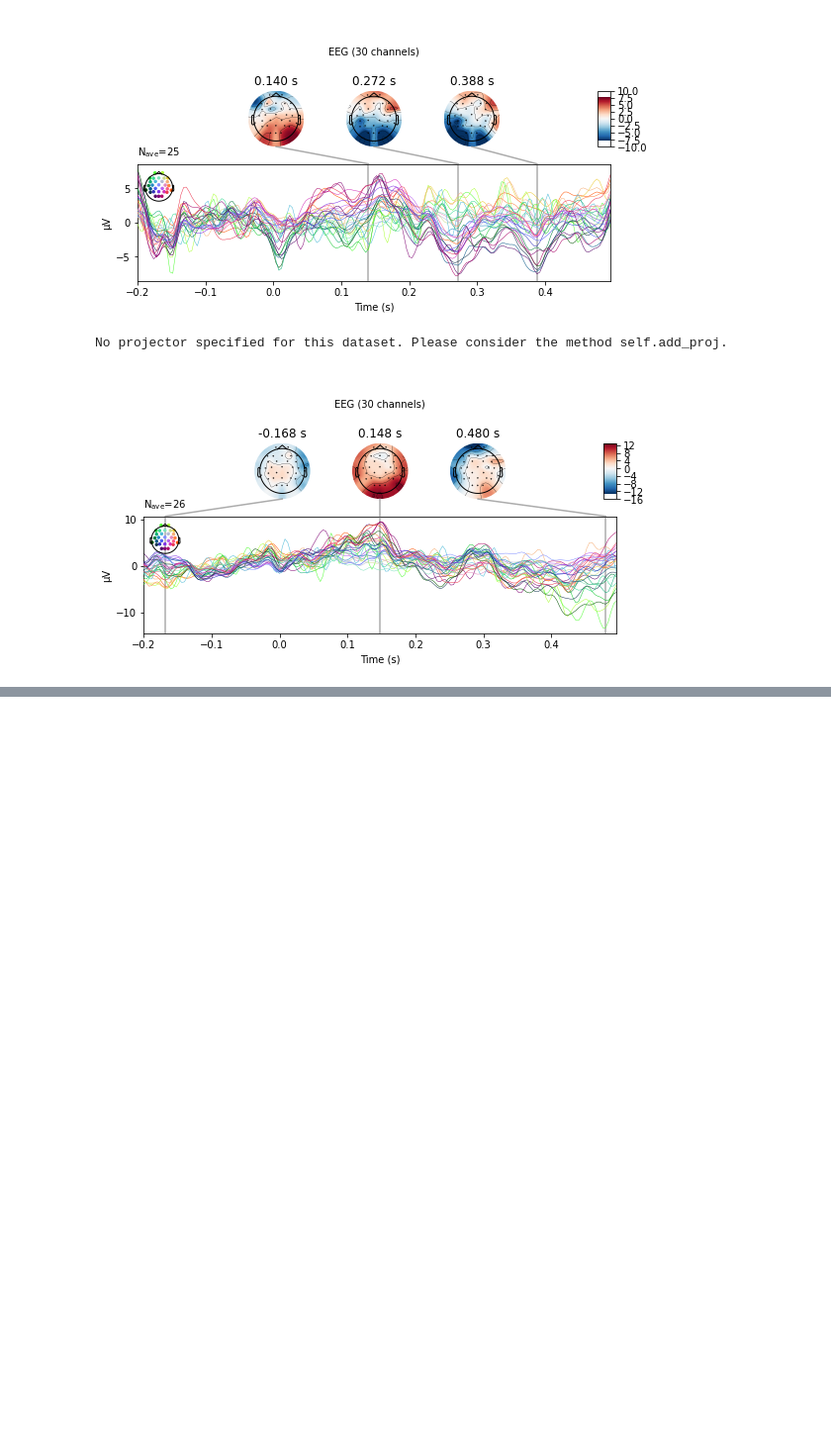
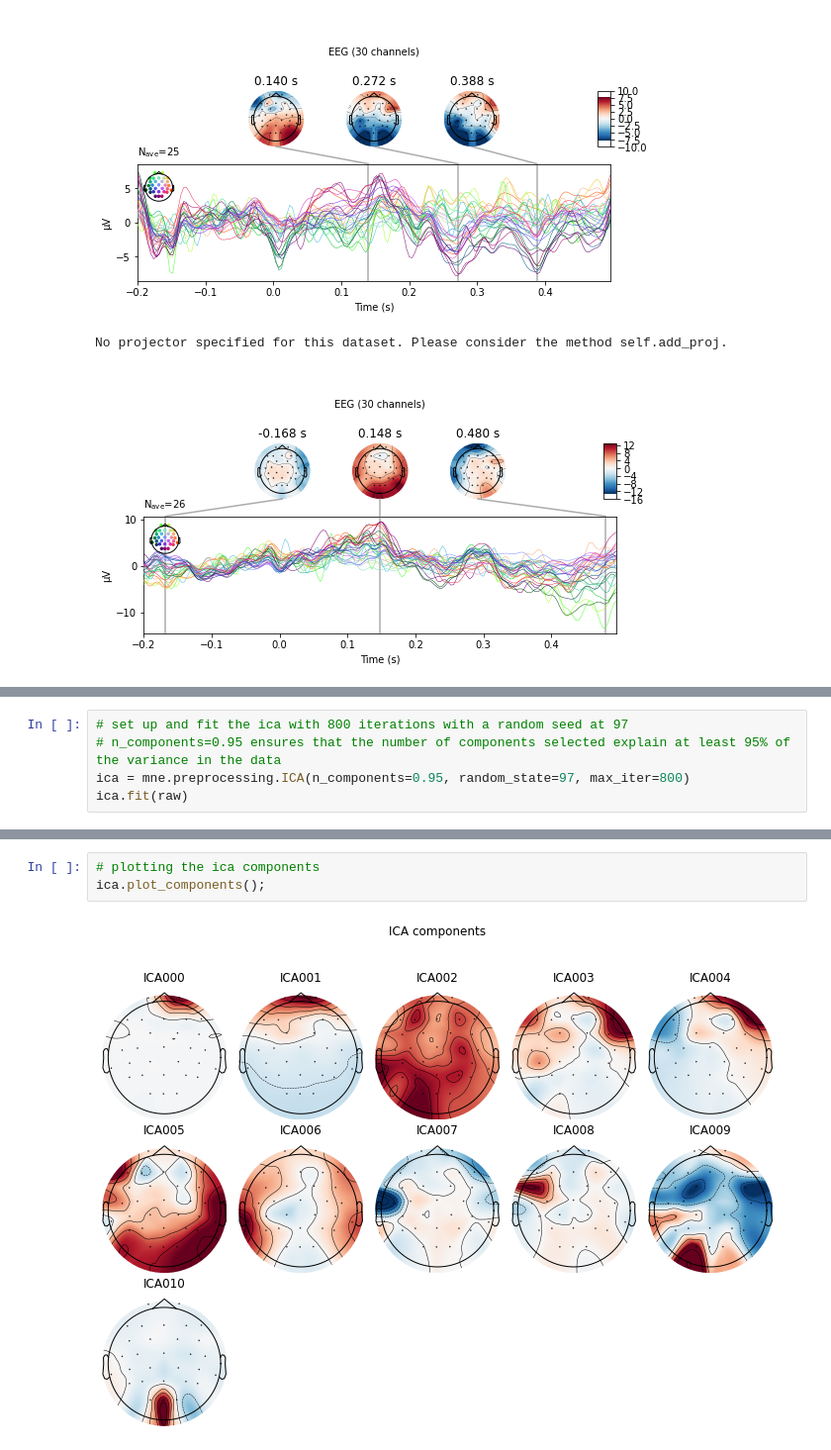
Before and after one commit to jorgenhw/studybuddies_neuroScience, a Jupyter notebook: own_experiment/own_experiment_analysis.ipynb, the cells around one changed output, grey strips where cells are left out. Shown at 99% size. Cells and saved outputs as stored; diff of their text form; blank space fills up the shorter version.

```diff
--- a/own_experiment/own_experiment_analysis.ipynb
+++ b/own_experiment/own_experiment_analysis.ipynb
@@ -463,0 +469,5 @@ No projector specified for this dataset. Please consider the method self.add_pro
+# %%
+# set up and fit the ica with 800 iterations with a random seed at 97
+# n_components=0.95 ensures that the number of components selected explain at least 95% of the variance in the data
+ica = mne.preprocessing.ICA(n_components=0.95, random_state=97, max_iter=800)
+ica.fit(raw)
@@ -463,0 +485,5 @@ No projector specified for this dataset. Please consider the method self.add_pro
+# %%
+# plotting the ica components
+ica.plot_components();
+# %% [output]
+[figure, added]
```
Also changed, not shown: parts of 18 cells of this notebook.
